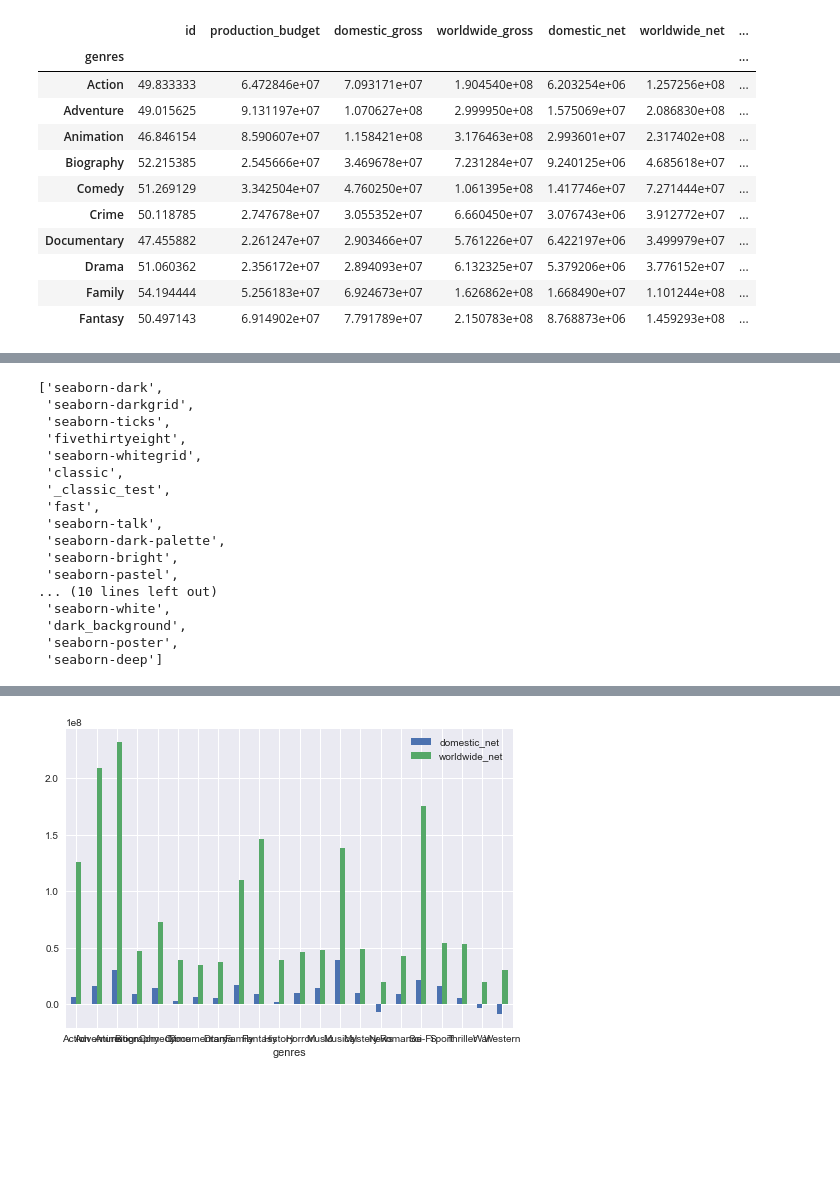
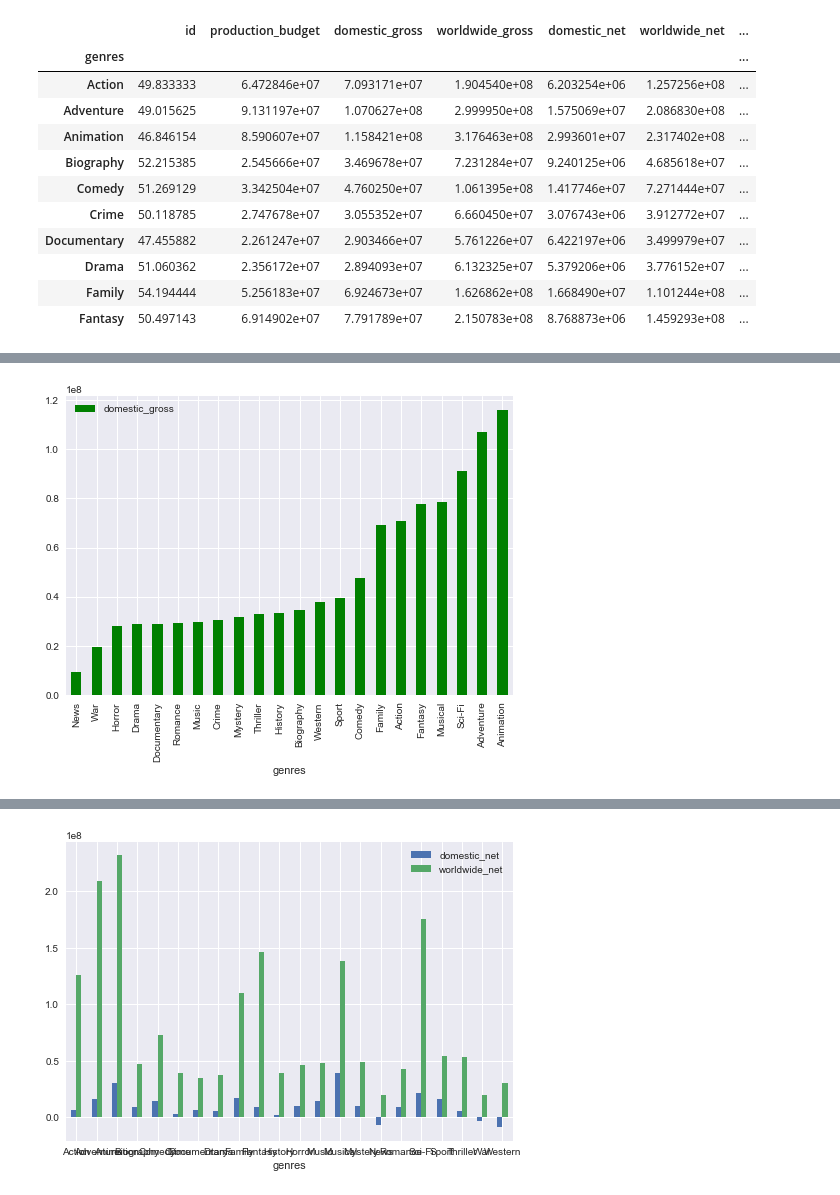
Before and after one commit to MNLKuzmin/dsc-project-genrestudy, a Jupyter notebook: A Genre Study first draft.ipynb, the cells around one changed output, grey strips where cells are left out. Drawn from its saved outputs; the diff is of its cells as text; code cells hidden in the pictures; blank space fills up the shorter version.

```diff
--- a/A Genre Study first draft.ipynb
+++ b/A Genre Study first draft.ipynb
@@ -512,22 +499,8 @@ average_df.plot.bar(y='worldwide_gross',color='blue');
-# %%
-plt.style.available
-# %% [output]
-['seaborn-dark',
- 'seaborn-darkgrid',
- 'seaborn-ticks',
- 'fivethirtyeight',
- 'seaborn-whitegrid',
- 'classic',
- '_classic_test',
- 'fast',
- 'seaborn-talk',
- 'seaborn-dark-palette',
- 'seaborn-bright',
- 'seaborn-pastel',
-... (10 lines left out)
- 'seaborn-white',
- 'dark_background',
- 'seaborn-poster',
- 'seaborn-deep']
 # %%
 plt.style.use('seaborn')
+# %%
+domgross_df=average_df.sort_values(by=['domestic_gross'])
+# %%
+domgross_df.plot.bar(y='domestic_gross',color='green');
+# %% [output]
+[figure, added]
```
Also changed, not shown: parts of 29 cells of this notebook.
